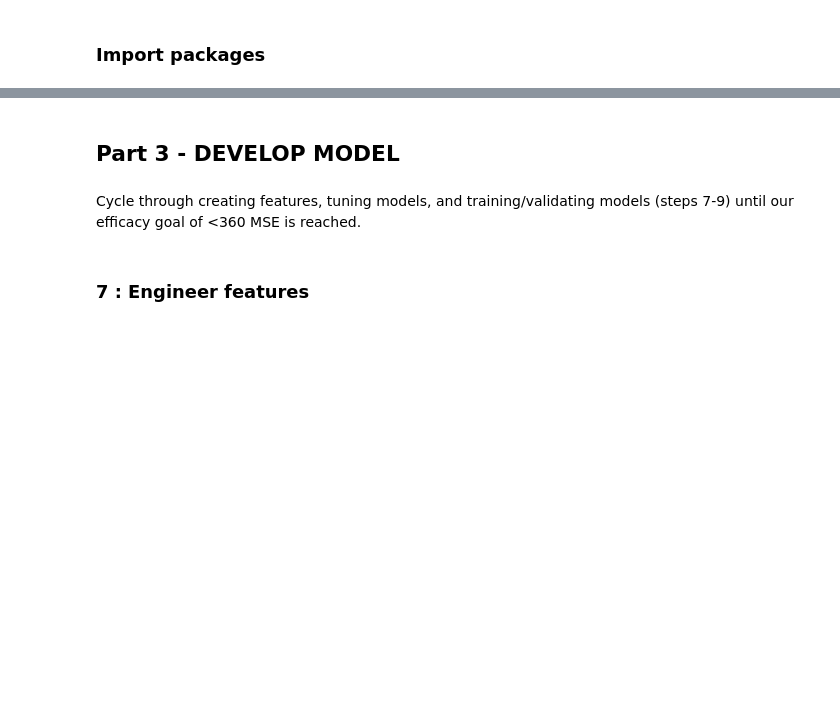
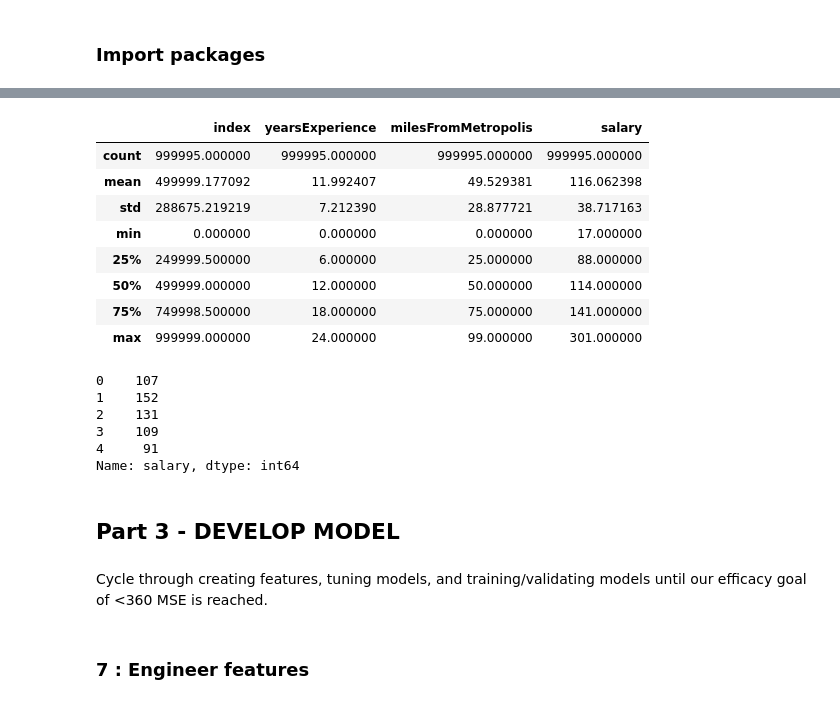
Before and after one commit to jma199/salarypredictionportfolio, a Jupyter notebook: Salary Prediction Project Modeling.ipynb, the cells around one changed output, grey strips where cells are left out. Cells and saved outputs as stored; diff of their text form; code cells hidden in the pictures; blank space fills up the shorter version.

```diff
--- a/Salary Prediction Project Modeling.ipynb
+++ b/Salary Prediction Project Modeling.ipynb
@@ -56,6 +63,28 @@ clean_target_df.head()
+# %%
+clean_train_df.describe()
+# %% [output]
+|  | index | yearsExperience | milesFromMetropolis | salary |
+| count | 999995.000000 | 999995.000000 | 999995.000000 | 999995.000000 |
+| mean | 499999.177092 | 11.992407 | 49.529381 | 116.062398 |
+| std | 288675.219219 | 7.212390 | 28.877721 | 38.717163 |
+| min | 0.000000 | 0.000000 | 0.000000 | 17.000000 |
+| 25% | 249999.500000 | 6.000000 | 25.000000 | 88.000000 |
+| 50% | 499999.000000 | 12.000000 | 50.000000 | 114.000000 |
+| 75% | 749998.500000 | 18.000000 | 75.000000 | 141.000000 |
+| max | 999999.000000 | 24.000000 | 99.000000 | 301.000000 |
+# %%
+target_df = clean_train_df['salary']
+target_df.head()
+# %% [output]
+0    107
+1    152
+2    131
+3    109
+4     91
+Name: salary, dtype: int64
 # %% [markdown]
 ## Part 3 - DEVELOP MODEL
 # %% [markdown]
-Cycle through creating features, tuning models, and training/validating models (steps 7-9) until our efficacy goal of <360 MSE is reached.
+Cycle through creating features, tuning models, and training/validating models until our efficacy goal of <360 MSE is reached.
 # %% [markdown]
 ### 7 : Engineer features
```
Also changed, not shown: parts of 34 cells of this notebook.
